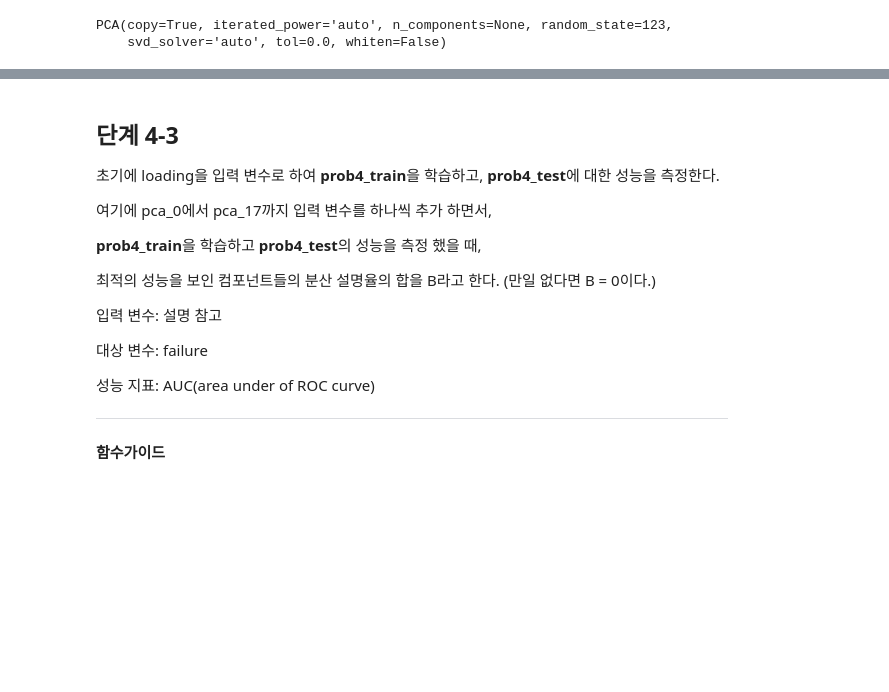
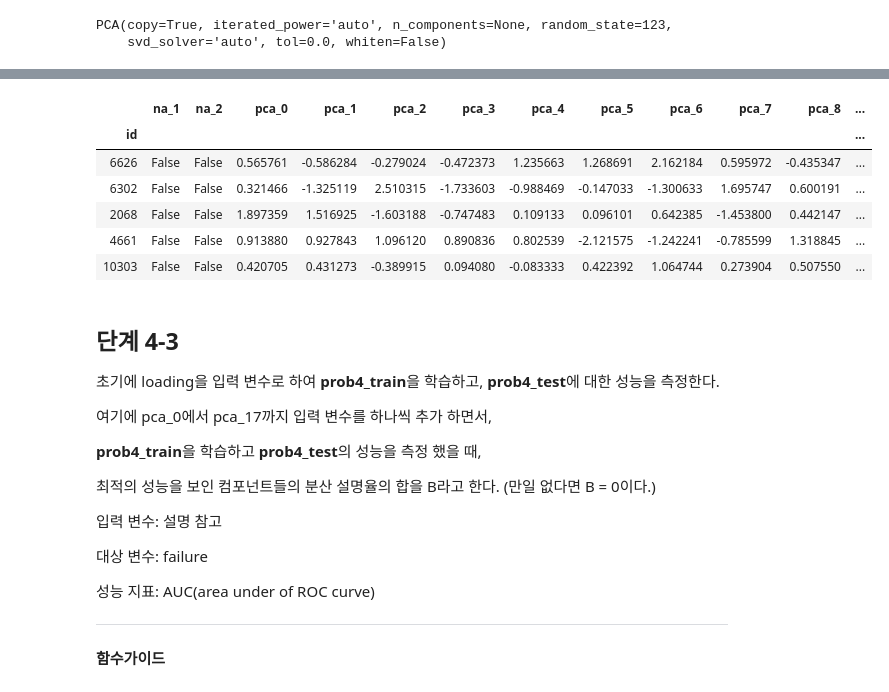
Before and after one commit to sunkusun9/DS_lv3_2609_2, a Jupyter notebook: sec_ds_lv3_prob1_prob.ipynb, the cells around one changed output, grey strips where cells are left out. Drawn from its saved outputs; the diff is of its cells as text; code cells hidden in the pictures; blank space fills up the shorter version.

```diff
--- a/sec_ds_lv3_prob1_prob.ipynb
+++ b/sec_ds_lv3_prob1_prob.ipynb
@@ -1395,3 +1487,18 @@ df_pro4_train.iloc[:5, -20:]
+# %%
+df_prob4_test = df_prob3_test.join(
+    pd.DataFrame(
+        pca.transform(df_prob3_test[X_4]), index = df_prob3_test.index, columns = X_comp
+    )
+)
+df_prob4_test.iloc[:5, -20:]
+# %% [output]
+|  | na_1 | na_2 | pca_0 | pca_1 | pca_2 | pca_3 | pca_4 | pca_5 | pca_6 | pca_7 | pca_8 | ... |
+| id |  |  |  |  |  |  |  |  |  |  |  | ... |
+| 6626 | False | False | 0.565761 | -0.586284 | -0.279024 | -0.472373 | 1.235663 | 1.268691 | 2.162184 | 0.595972 | -0.435347 | ... |
+| 6302 | False | False | 0.321466 | -1.325119 | 2.510315 | -1.733603 | -0.988469 | -0.147033 | -1.300633 | 1.695747 | 0.600191 | ... |
+| 2068 | False | False | 1.897359 | 1.516925 | -1.603188 | -0.747483 | 0.109133 | 0.096101 | 0.642385 | -1.453800 | 0.442147 | ... |
+| 4661 | False | False | 0.913880 | 0.927843 | 1.096120 | 0.890836 | 0.802539 | -2.121575 | -1.242241 | -0.785599 | 1.318845 | ... |
+| 10303 | False | False | 0.420705 | 0.431273 | -0.389915 | 0.094080 | -0.083333 | 0.422392 | 1.064744 | 0.273904 | 0.507550 | ... |
 # %% [markdown]
 ## 단계 4-3
 
```
Also changed, not shown: parts of 44 cells of this notebook.
